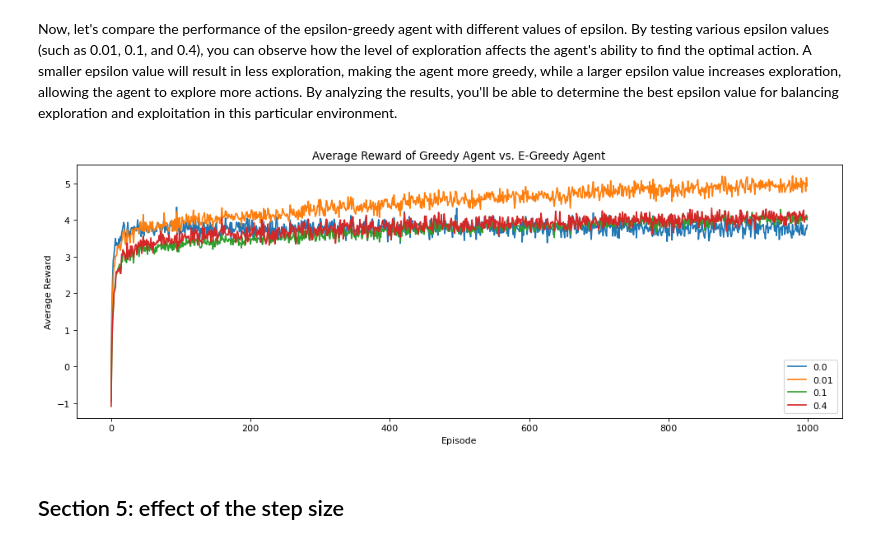
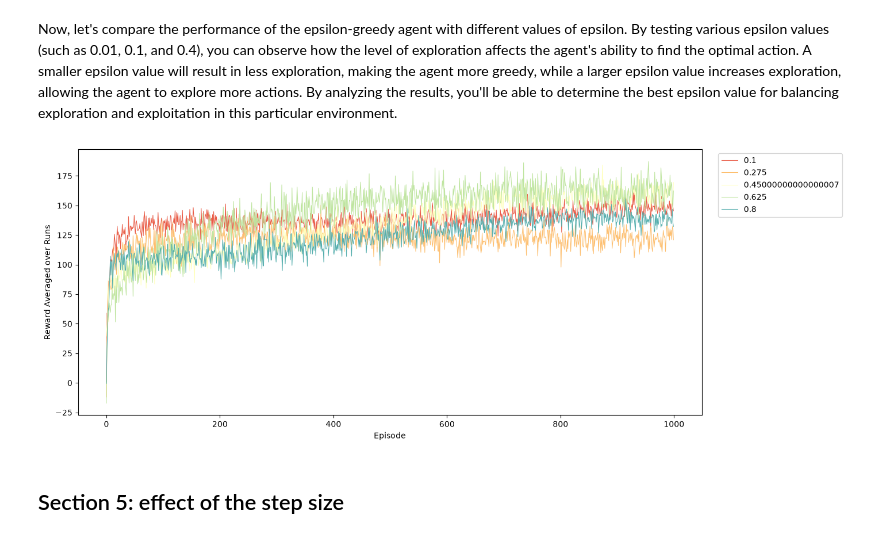
Before and after one commit to MehdiChouchane/32.RL, a Jupyter notebook: RL_Fundamental_concepts.ipynb, the cells around one changed output. Drawn from its saved outputs; the diff is of its cells as text; code cells hidden in the pictures.

```diff
--- a/RL_Fundamental_concepts.ipynb
+++ b/RL_Fundamental_concepts.ipynb
@@ -311,5 +344,26 @@ Now, let's compare the performance of the epsilon-greedy agent with different va
 In this experiment, you will evaluate the performance of agents with different epsilon values [0.0, 0.01, 0.1, 0.4] in an epsilon-greedy policy.
 The aim is to compare how varying levels of exploration affect the agent's ability to maximize rewards.
 """
+results = pd.DataFrame()
+for eps in np.linspace(0.1,0.8,5):
+    _,df_plot = test_epsigreedy_agent(epsilon=eps,draw=False)
+    df_plot = df_plot[df_plot['agent']=='Epsilon Greedy']
+    df_plot['epsilon'] = eps
+    results = pd.concat([results,df_plot])
-# %% [output]
-[figure, removed]
+# %%
+results['epsilon'] = results['epsilon'].astype(str)
+plt.figure(figsize=(14,6))
+
+sns.lineplot(data=results,
+             x='episode',
+             y='reward',
+             hue = 'epsilon',
+             palette='Spectral',
+             linewidth = 0.75,
+)
+plt.legend(bbox_to_anchor=(1.02,1))
+plt.xlabel('Episode')
+plt.ylabel('Reward Averaged over Runs')
+plt.show()
+# %% [output]
+[figure, added]
```
Also changed, not shown: parts of 13 cells of this notebook.
